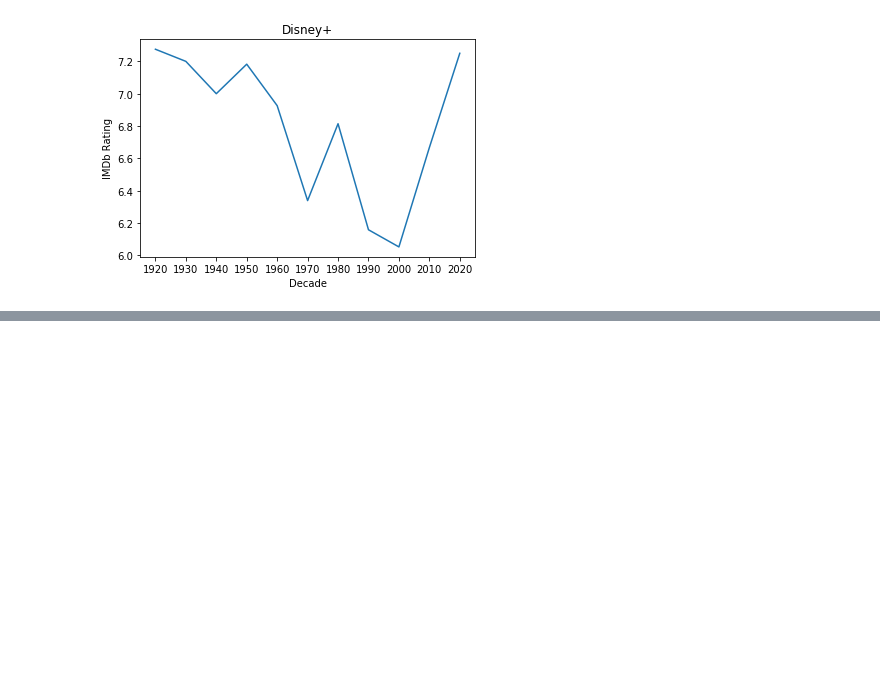
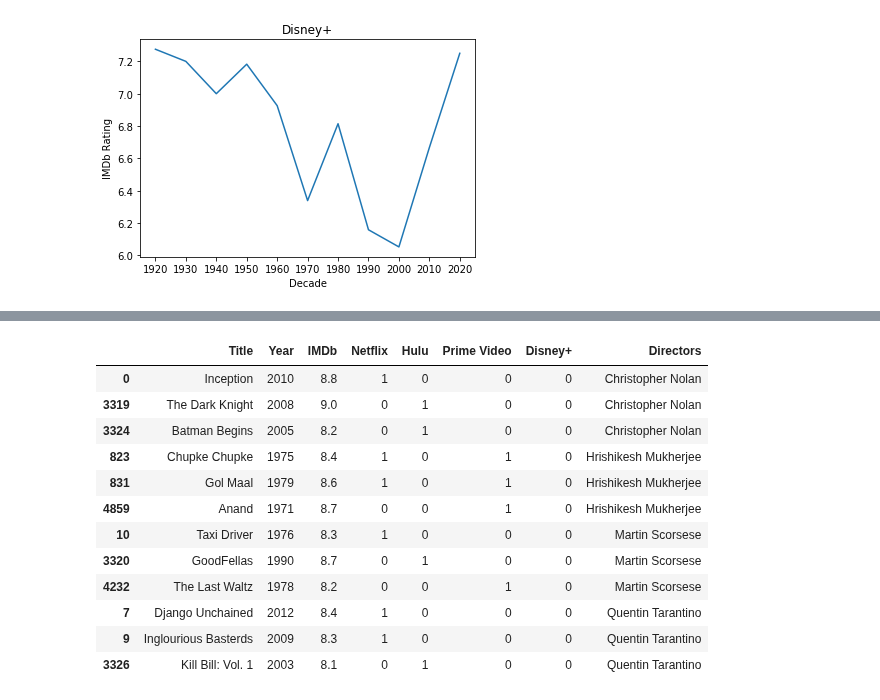
Before and after one commit to trevorguleserian/Project1, a Jupyter notebook: movies_data.ipynb, the cells around one changed output, grey strips where cells are left out. Drawn from its saved outputs; the diff is of its cells as text; code cells hidden in the pictures; blank space fills up the shorter version.

```diff
--- a/movies_data.ipynb
+++ b/movies_data.ipynb
@@ -305,13 +298,11 @@ plt.show()
 # %%
 high_ratings = movies_df.loc[movies_df['IMDb']>8]
 director_df = high_ratings['Directors'].value_counts().head(30).reset_index()
-print(director_df)
-for director in director_df[]:
-    top_directors = top_directors.append(high_ratings.loc[(high_ratings['Directors'] == director)])
 
-top_directors = high_ratings.loc[(high_ratings['Directors'] == 'Steven J. Santos') |
-                                (high_ratings['Directors'] == 'Christopher Nolan') |
+top_directors = high_ratings.loc[(high_ratings['Directors'] == 'Christopher Nolan') |
                                  (high_ratings['Directors'] == 'Hrishikesh Mukherjee') |
                                  (high_ratings['Directors'] == 'Quentin Tarantino') |
                                (high_ratings['Directors'] == 'Martin Scorsese')]
+
+top_directors.sort_values('Directors')
 # %% [output]
@@ -319,3 +309,16 @@ SyntaxError: invalid syntax (<ipython-input-20-24854bae676f>, line 4)
+|  | Title | Year | IMDb | Netflix | Hulu | Prime Video | Disney+ | Directors |
+| 0 | Inception | 2010 | 8.8 | 1 | 0 | 0 | 0 | Christopher Nolan |
+| 3319 | The Dark Knight | 2008 | 9.0 | 0 | 1 | 0 | 0 | Christopher Nolan |
+| 3324 | Batman Begins | 2005 | 8.2 | 0 | 1 | 0 | 0 | Christopher Nolan |
+| 823 | Chupke Chupke | 1975 | 8.4 | 1 | 0 | 1 | 0 | Hrishikesh Mukherjee |
+| 831 | Gol Maal | 1979 | 8.6 | 1 | 0 | 1 | 0 | Hrishikesh Mukherjee |
+| 4859 | Anand | 1971 | 8.7 | 0 | 0 | 1 | 0 | Hrishikesh Mukherjee |
+| 10 | Taxi Driver | 1976 | 8.3 | 1 | 0 | 0 | 0 | Martin Scorsese |
+| 3320 | GoodFellas | 1990 | 8.7 | 0 | 1 | 0 | 0 | Martin Scorsese |
+| 4232 | The Last Waltz | 1978 | 8.2 | 0 | 0 | 1 | 0 | Martin Scorsese |
+| 7 | Django Unchained | 2012 | 8.4 | 1 | 0 | 0 | 0 | Quentin Tarantino |
+| 9 | Inglourious Basterds | 2009 | 8.3 | 1 | 0 | 0 | 0 | Quentin Tarantino |
+| 3326 | Kill Bill: Vol. 1 | 2003 | 8.1 | 0 | 1 | 0 | 0 | Quentin Tarantino |
 # %%
 dnetflix_df = top_directors.loc[top_directors['Netflix'] == 1]
 dnetflix = (len(dnetflix_df))
```
Also changed, not shown: parts of 10 cells of this notebook, 3 other files.
